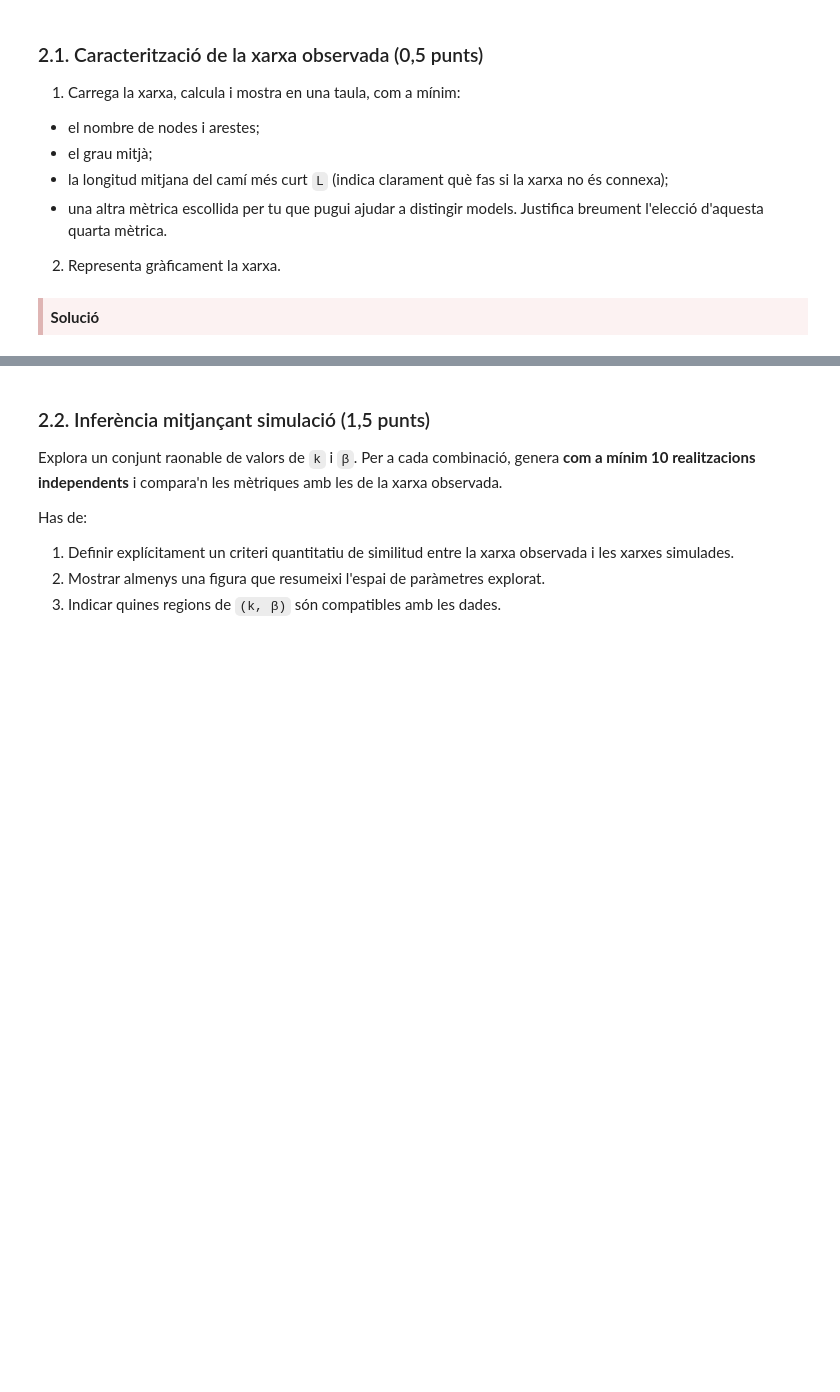
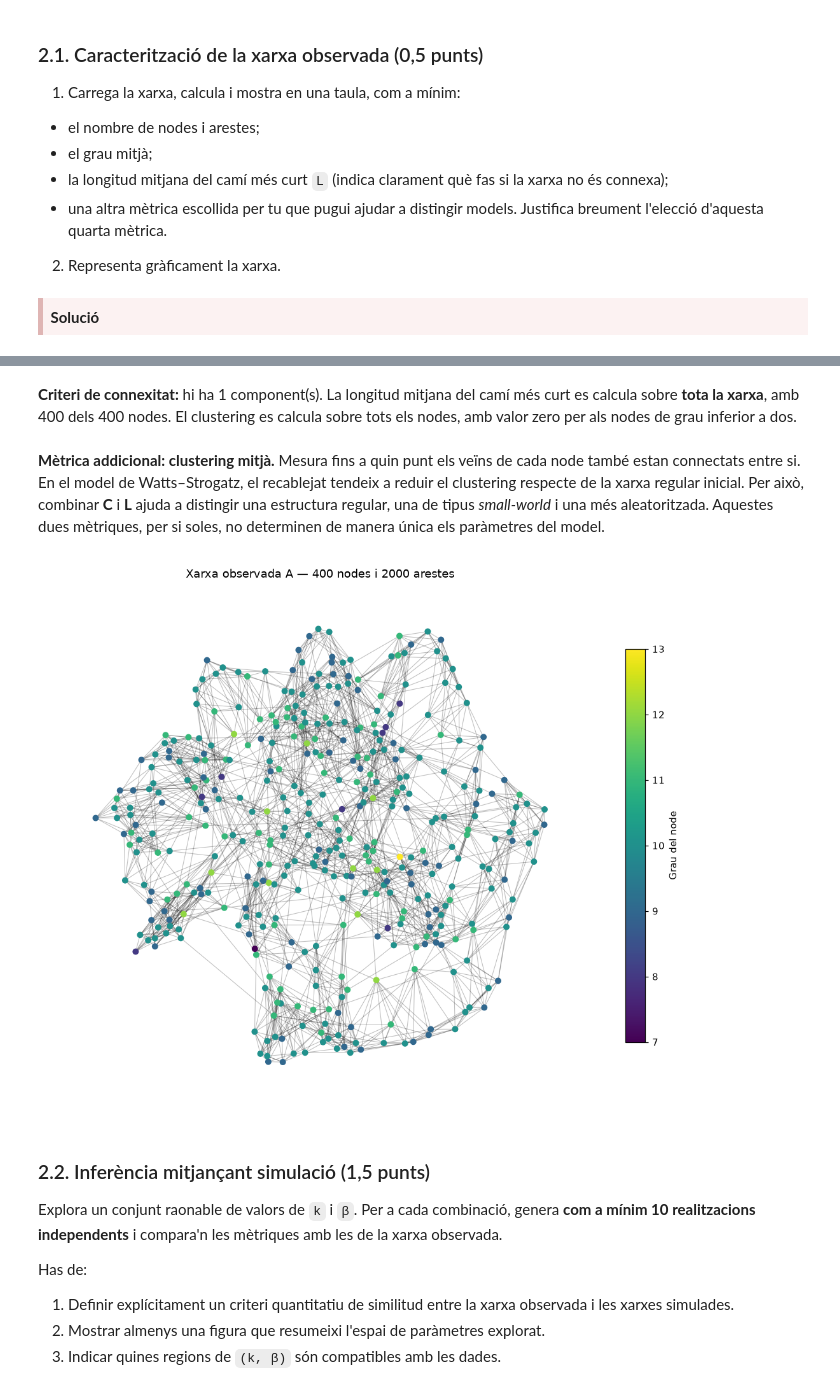
Before and after one commit to jmirfern/uoc-network-analysis, a Jupyter notebook: PAC1/input/M2.992_20261_PAC1-Enunciat.ipynb, the cells around one changed output, grey strips where cells are left out. Drawn from its saved outputs; the diff is of its cells as text; code cells hidden in the pictures; blank space fills up the shorter version.

```diff
--- a/PAC1/input/M2.992_20261_PAC1-Enunciat.ipynb
+++ b/PAC1/input/M2.992_20261_PAC1-Enunciat.ipynb
@@ -567,3 +496,76 @@ L'objectiu és determinar quines combinacions de paràmetres són compatibles am
 <div style="background-color: #fcf2f2; border-color: #dfb5b4; border-left: 5px solid #dfb5b4; padding: 0.5em;">
 <strong>Solució</strong>
 </div>
+# %%
+# REFERÈNCIES BIBLIOGRÀFIQUES UTILITZADES
+# Casas Roma, J. (2023). Mètriques i propietats dels grafs. 1a ed.
+# Barcelona: FUOC. PID_00286317, §3.1.1 (grau mitjà),
+# §3.2 (distància mitjana) i §3.4 (clustering mitjà).
+# Pérez Solà, C. (2023). Generació de grafs sintètics. 1a ed.
+# Barcelona: FUOC. PID_00286323, §3.1 (model de Watts–Strogatz).
+
+from pathlib import Path
+from IPython.display import display, Markdown
+import networkx as nx
+import pandas as pd
+import matplotlib.pyplot as plt
+
+
+# Carrega el graf simple, no dirigit i no ponderat de la xarxa observada A.
+G_A = nx.read_edgelist("network_A.edgelist", nodetype=int, data=False, create_using=nx.Graph())
+n_A, m_A = G_A.number_of_nodes(), G_A.number_of_edges()
+components_A = list(nx.connected_components(G_A))
+if n_A < 2:
+    raise ValueError("Calen almenys dos nodes per calcular la distància mitjana.")
+
+# Les distàncies entre components diferents no són finites.
+# Si no és connexa, calculem L només sobre la component més gran
+# i indiquem explícitament quants nodes inclou aquest càlcul.
+G_A_dist = G_A.subgraph(max(components_A, key=len)).copy()
+L_A = (nx.average_shortest_path_length(G_A_dist)
+       if len(G_A_dist) > 1 else 0.0)
+C_A = nx.average_clustering(G_A)
+grau_mitja_A = 2 * m_A / n_A
+ambit_A = "tota la xarxa" if len(components_A) == 1 else "component més gran"
+
+taula_A = pd.DataFrame([
+    ("Nombre de nodes", f"{n_A:d}"),
+    ("Nombre d'arestes", f"{m_A:d}"),
+    ("Grau mitjà", f"{grau_mitja_A:.2f}"),
+    ("Components connexes", f"{len(components_A):d}"),
+    ("Nodes utilitzats per calcular L", f"{len(G_A_dist):d}"),
+    (f"Camí més curt mitjà L ({ambit_A})", f"{L_A:.4f}"),
+    ("Clustering mitjà C (tota la xarxa)", f"{C_A:.4f}"),
+], columns=["Mètrica", "Valor"])
+display(taula_A)
+display(Markdown(
+    f"**Criteri de connexitat:** hi ha {len(components_A)} component(s). "
+    f"La longitud mitjana del camí més curt es calcula sobre **{ambit_A}**, "
+    f"amb {len(G_A_dist)} dels {n_A} nodes. "
+    "El clustering es calcula sobre tots els nodes, amb valor zero "
+    "per als nodes de grau inferior a dos."
+))
+display(Markdown(
+    "**Mètrica addicional: clustering mitjà.** Mesura fins a quin punt "
+    "els veïns de cada node també estan connectats entre si. En el model "
+    "de Watts–Strogatz, el recablejat tendeix a reduir el clustering "
+    "respecte de la xarxa regular inicial. Per això, combinar **C** i **L** "
+    "ajuda a distingir una estructura regular, una de tipus *small-world* "
+    "i una més aleatoritzada. Aquestes dues mètriques, per si soles, "
+    "no determinen de manera única els paràmetres del model."
+))
+
+# Disposició reproduïble. El color dels nodes representa el grau.
+fig, ax = plt.subplots(figsize=(10, 8))
+pos_A = nx.spring_layout(G_A, seed=42)
+nx.draw_networkx_edges(G_A, pos_A, ax=ax, width=0.7, alpha=0.25)
+nodes_A = nx.draw_networkx_nodes(
+    G_A, pos_A, ax=ax, node_size=30,
+    node_color=[G_A.degree(v) for v in G_A], cmap="viridis"
+)
+fig.colorbar(nodes_A, ax=ax, shrink=0.75, label="Grau del node")
+ax.set_title(f"Xarxa observada A — {n_A} nodes i {m_A} arestes")
+ax.set_axis_off()
+fig.tight_layout()
+plt.show()
+# %% [output]
@@ -570,3 +580,6 @@ L'objectiu és determinar quines combinacions de paràmetres són compatibles am
+**Criteri de connexitat:** hi ha 1 component(s). La longitud mitjana del camí més curt es calcula sobre **tota la xarxa**, amb 400 dels 400 nodes. El clustering es calcula sobre tots els nodes, amb valor zero per als nodes de grau inferior a dos.
+**Mètrica addicional: clustering mitjà.** Mesura fins a quin punt els veïns de cada node també estan connectats entre si. En el model de Watts–Strogatz, el recablejat tendeix a reduir el clustering respecte de la xarxa regular inicial. Per això, combinar **C** i **L** ajuda a distingir una estructura regular, una de tipus *small-world* i una més aleatoritzada. Aquestes dues mètriques, per si soles, no determinen de manera única els paràmetres del model.
+[figure, added]
 # %% [markdown]
 ### 2.2. Inferència mitjançant simulació (1,5 punts)
 
```
Also changed, not shown: parts of 6 cells of this notebook.
